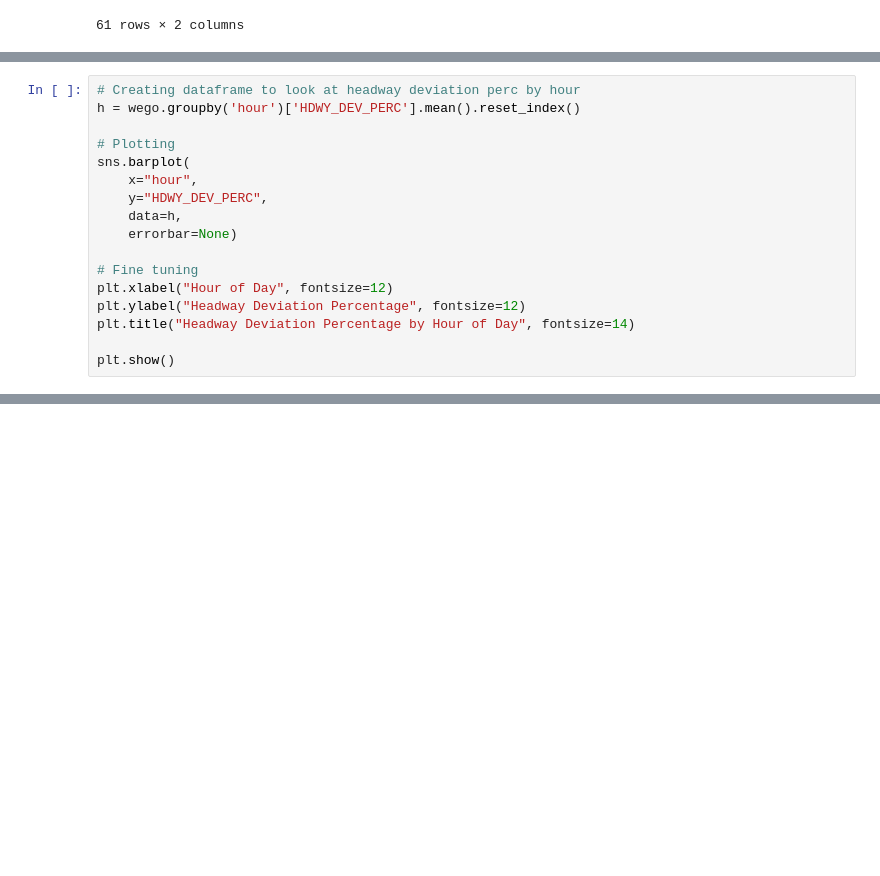
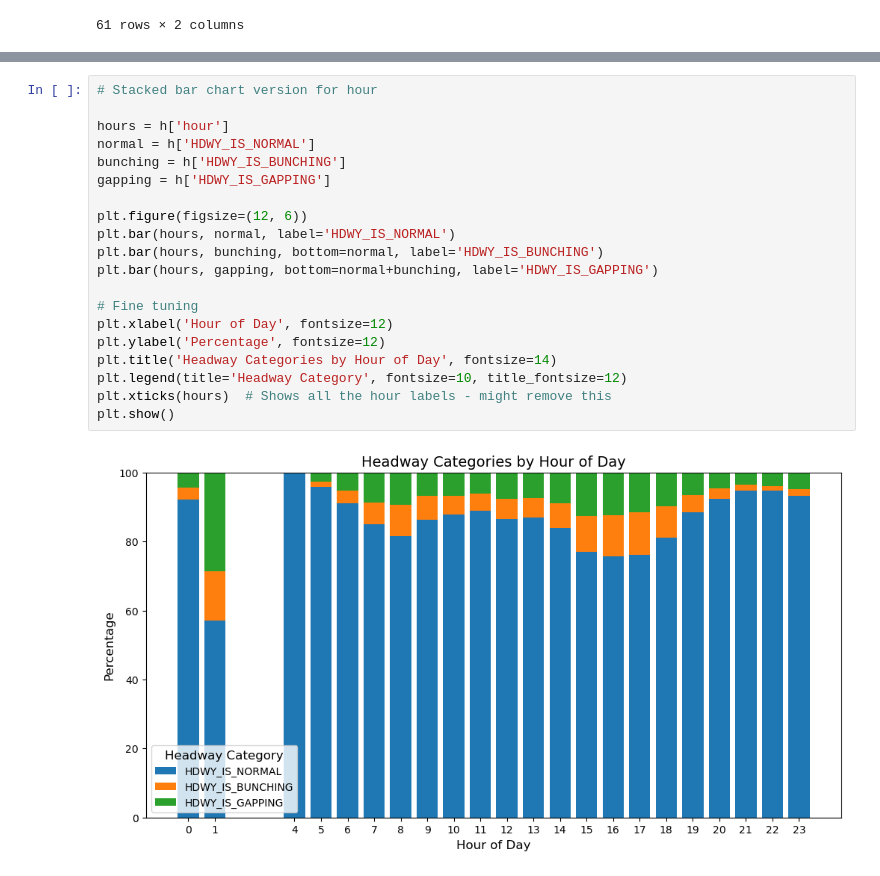
Before and after one commit to NSS-Data-Analytics-Cohort-11/wego-boomers, a Jupyter notebook: notebooks/WeGo.ipynb, the cells around one changed output, grey strips where cells are left out. Saved outputs shown, nothing was run; the diff lists cells and outputs as text; blank space fills up the shorter version.

```diff
--- a/notebooks/WeGo.ipynb
+++ b/notebooks/WeGo.ipynb
@@ -312,17 +273,0 @@ plt.show()
-# %%
-# Creating dataframe to look at headway deviation perc by hour
-h = wego.groupby('hour')['HDWY_DEV_PERC'].mean().reset_index()
-
-# Plotting
-sns.barplot(
-    x="hour",
-    y="HDWY_DEV_PERC",
-    data=h,
-    errorbar=None)
-
-# Fine tuning
-plt.xlabel("Hour of Day", fontsize=12)
-plt.ylabel("Headway Deviation Percentage", fontsize=12)
-plt.title("Headway Deviation Percentage by Hour of Day", fontsize=14)
-
-plt.show()
@@ -441,0 +356,22 @@ wego.groupby('day')[['HDWY_IS_BUNCHING', 'HDWY_IS_GAPPING', 'HDWY_IS_NORMAL']].m
+# %%
+# Stacked bar chart version for hour
+
+hours = h['hour']
+normal = h['HDWY_IS_NORMAL']
+bunching = h['HDWY_IS_BUNCHING']
+gapping = h['HDWY_IS_GAPPING']
+
+plt.figure(figsize=(12, 6))
+plt.bar(hours, normal, label='HDWY_IS_NORMAL')
+plt.bar(hours, bunching, bottom=normal, label='HDWY_IS_BUNCHING')
+plt.bar(hours, gapping, bottom=normal+bunching, label='HDWY_IS_GAPPING')
+
+# Fine tuning
+plt.xlabel('Hour of Day', fontsize=12)
+plt.ylabel('Percentage', fontsize=12)
+plt.title('Headway Categories by Hour of Day', fontsize=14)
+plt.legend(title='Headway Category', fontsize=10, title_fontsize=12)
+plt.xticks(hours)  # Shows all the hour labels - might remove this
+plt.show()
+# %% [output]
+[figure, added]
```
Also changed, not shown: parts of 29 cells of this notebook.
